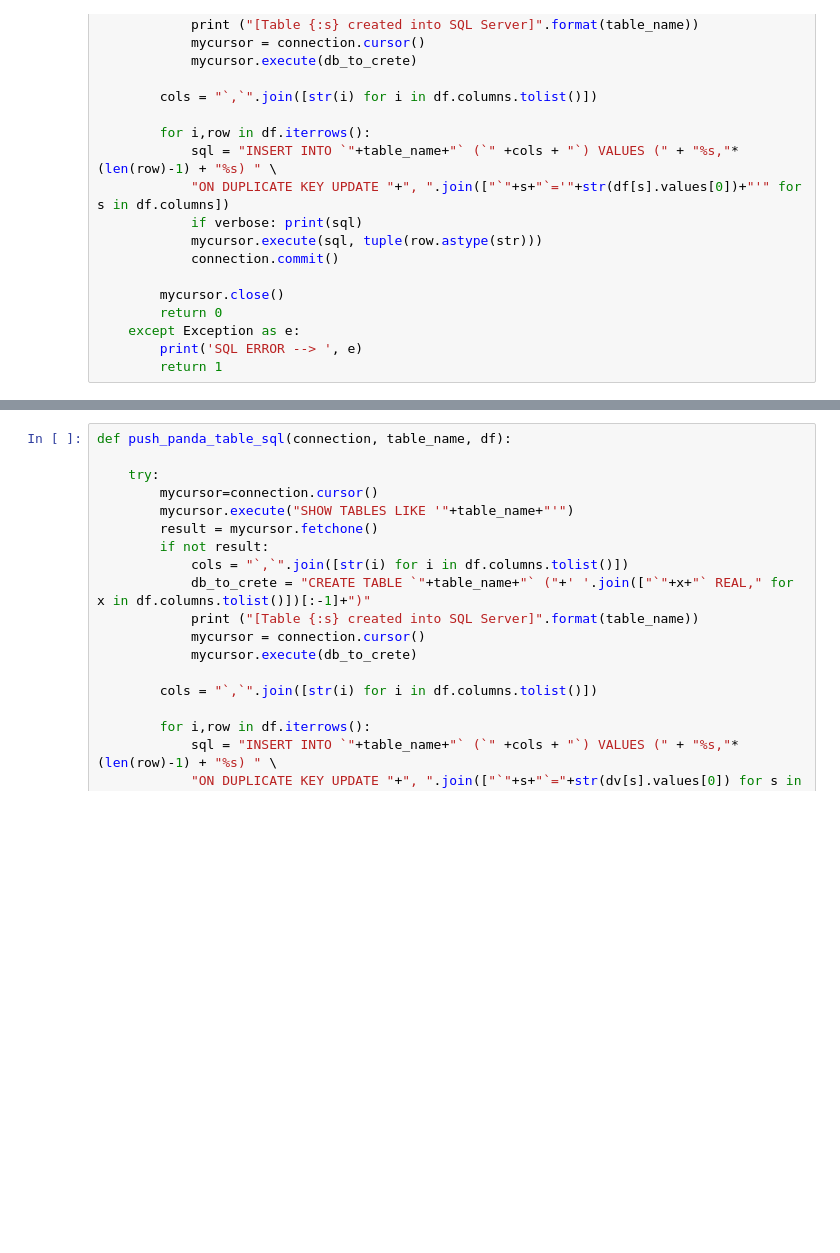
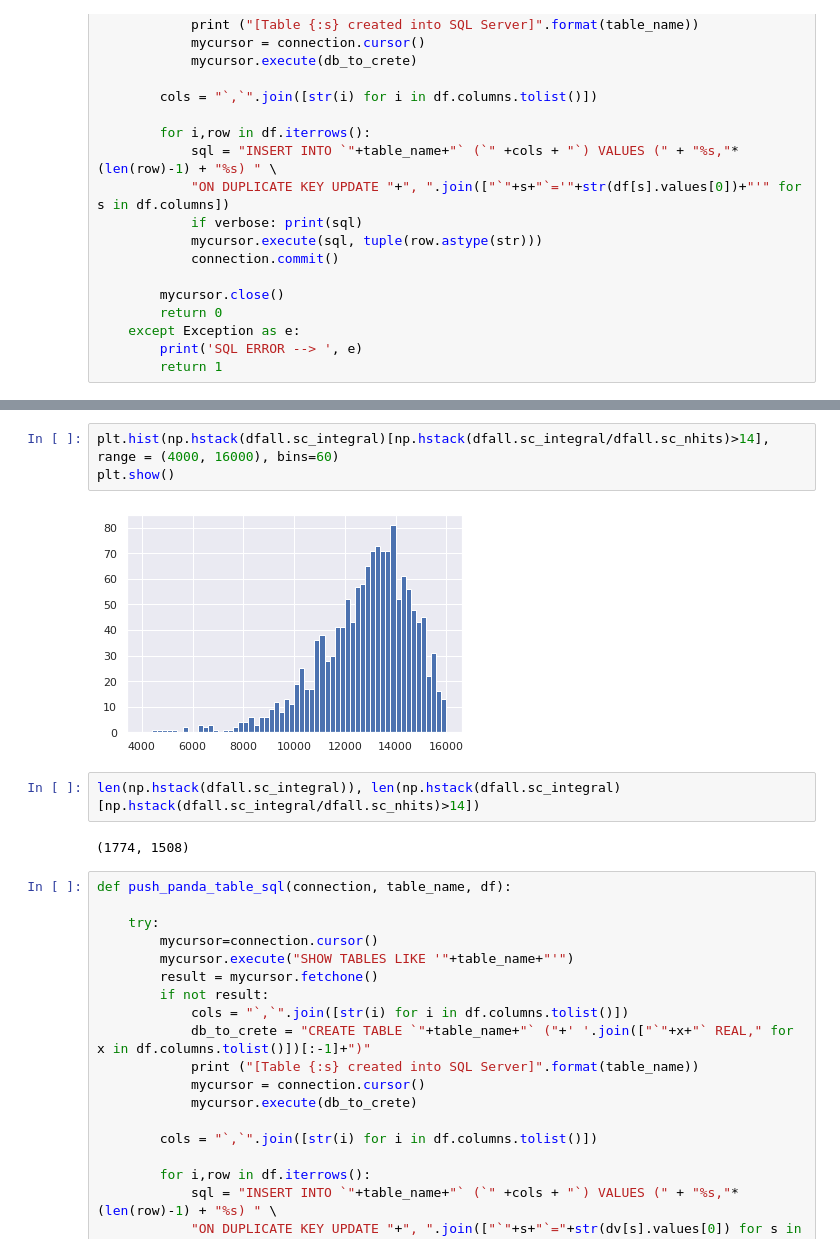
Before and after one commit to gmazzitelli/cygno_cloud, a Jupyter notebook: root2plk.ipynb, the cells around one changed output, grey strips where cells are left out. Drawn from its saved outputs; the diff is of its cells as text; blank space fills up the shorter version.

```diff
--- a/root2plk.ipynb
+++ b/root2plk.ipynb
@@ -223,3 +228,12 @@ img64,stat1, popt1, perr1 = plt_hist(np.hstack(dfall["sc_integral"]), run, xmin=
+# %%
+plt.hist(np.hstack(dfall.sc_integral)[np.hstack(dfall.sc_integral/dfall.sc_nhits)>14], range = (4000, 16000), bins=60)
+plt.show()
+# %% [output]
+[figure, added]
+# %%
+len(np.hstack(dfall.sc_integral)), len(np.hstack(dfall.sc_integral)[np.hstack(dfall.sc_integral/dfall.sc_nhits)>14])
+# %% [output]
+(1774, 1508)
 # %%
 def push_panda_table_sql(connection, table_name, df):
 
```
Also changed, not shown: parts of 2 cells of this notebook.
